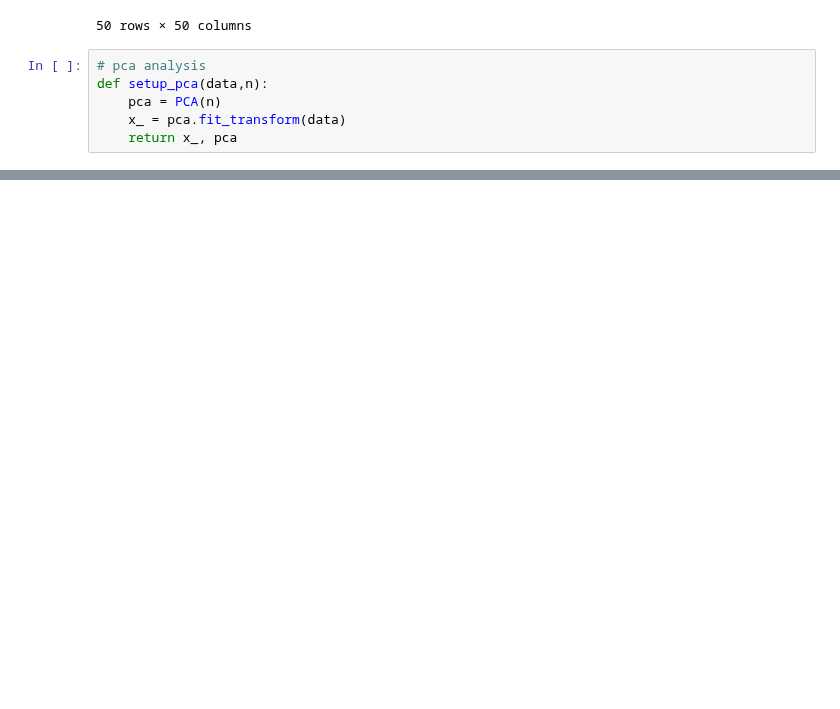
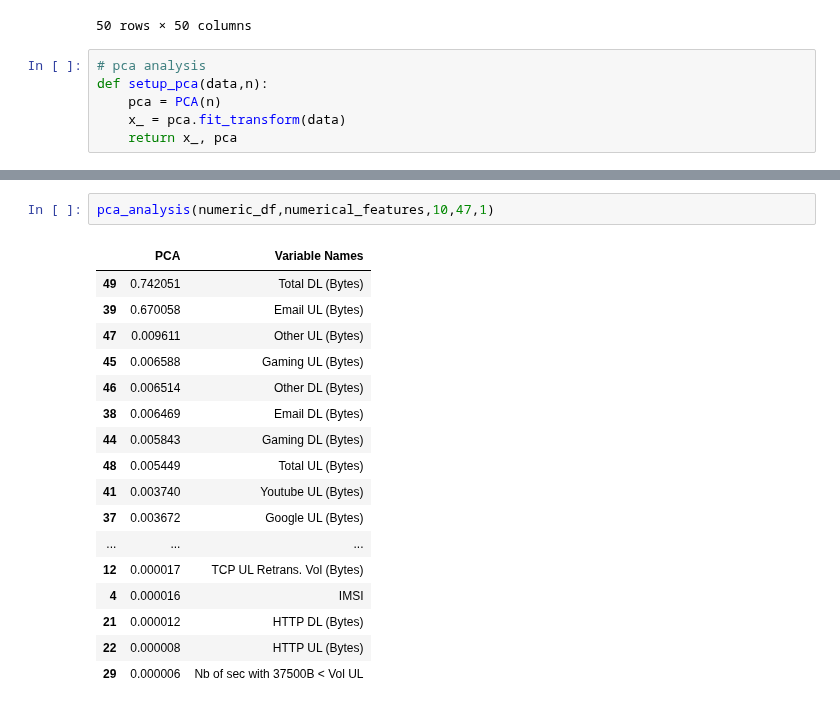
Before and after one commit to tutorialcreation/TelComChallenge, a Jupyter notebook: notebooks/Analysis.ipynb, the cells around one changed output, grey strips where cells are left out. Saved outputs shown, nothing was run; the diff lists cells and outputs as text; blank space fills up the shorter version.

```diff
--- a/notebooks/Analysis.ipynb
+++ b/notebooks/Analysis.ipynb
@@ -579,0 +575,20 @@ numerical_features
+# %%
+pca_analysis(numeric_df,numerical_features,10,47,1)
+# %% [output]
+|  | PCA | Variable Names |
+| 49 | 0.742051 | Total DL (Bytes) |
+| 39 | 0.670058 | Email UL (Bytes) |
+| 47 | 0.009611 | Other UL (Bytes) |
+| 45 | 0.006588 | Gaming UL (Bytes) |
+| 46 | 0.006514 | Other DL (Bytes) |
+| 38 | 0.006469 | Email DL (Bytes) |
+| 44 | 0.005843 | Gaming DL (Bytes) |
+| 48 | 0.005449 | Total UL (Bytes) |
+| 41 | 0.003740 | Youtube UL (Bytes) |
+| 37 | 0.003672 | Google UL (Bytes) |
+| ... | ... | ... |
+| 12 | 0.000017 | TCP UL Retrans. Vol (Bytes) |
+| 4 | 0.000016 | IMSI |
+| 21 | 0.000012 | HTTP DL (Bytes) |
+| 22 | 0.000008 | HTTP UL (Bytes) |
+| 29 | 0.000006 | Nb of sec with 37500B < Vol UL |
```
Also changed, not shown: parts of 32 cells of this notebook.
